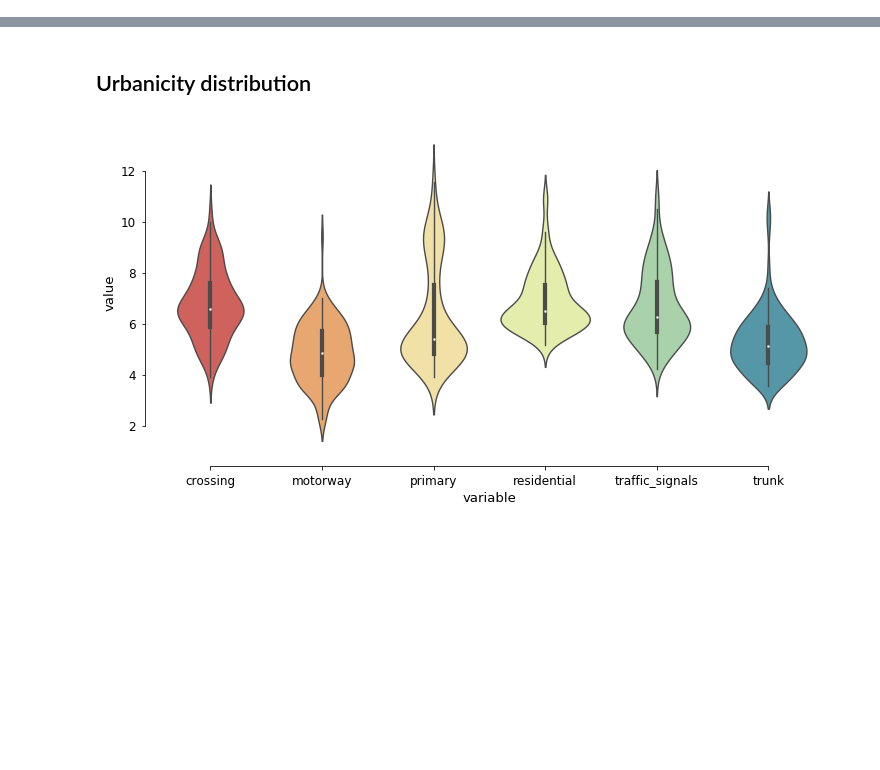
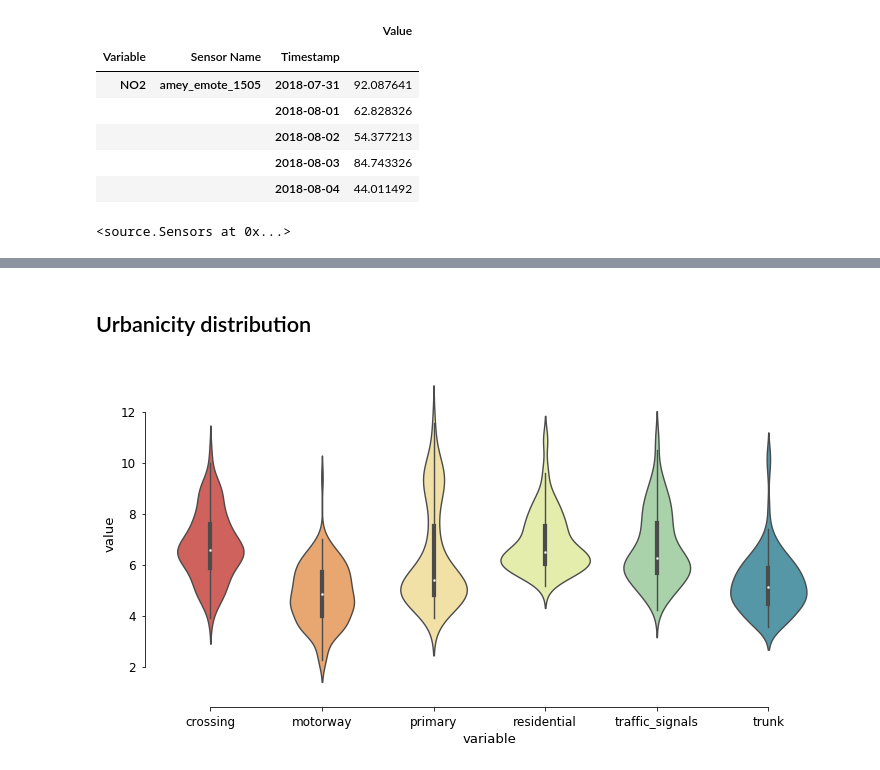
Before and after one commit to adaj/sensingbee, a Jupyter notebook: deprecated/urbanicity.ipynb, the cells around one changed output, grey strips where cells are left out. Drawn from its saved outputs; the diff is of its cells as text; code cells hidden in the pictures; blank space fills up the shorter version.

```diff
--- a/examples/urbanicity.ipynb
+++ b/deprecated/urbanicity.ipynb
@@ -21,3 +23,25 @@ configuration__ = {
     'osm_line_objs': ['primary','trunk','motorway','residential'],
     'osm_point_objs': ['traffic_signals','crossing']
 }
+# %%
+sensors = sb.Sensors(configuration__, mode='load', path=configuration__['DATA_FOLDER'], delimit_quantiles=True)
+sensors.data.head()
+# %% [output]
+|  |  |  | Value |
+| Variable | Sensor Name | Timestamp |  |
+| NO2 | amey_emote_1505 | 2018-07-31 | 92.087641 |
+|  |  | 2018-08-01 | 62.828326 |
+|  |  | 2018-08-02 | 54.377213 |
+|  |  | 2018-08-03 | 84.743326 |
+|  |  | 2018-08-04 | 44.011492 |
+# %%
+geography = sb.Geography(configuration__, 'load', sensors)
+
+sensors.delimit_sensors_by_geography(geography.city)
+sensors.delimit_sensors_by_osm_quantile(osm_args={
+                    'Geography': geography,
+                    'line_objs': configuration__['osm_line_objs'],
+                    'point_objs': configuration__['osm_point_objs']
+                })
+# %% [output]
+<source.Sensors at 0x...>
```
Also changed, not shown: parts of 6 cells of this notebook, 48 other files.
